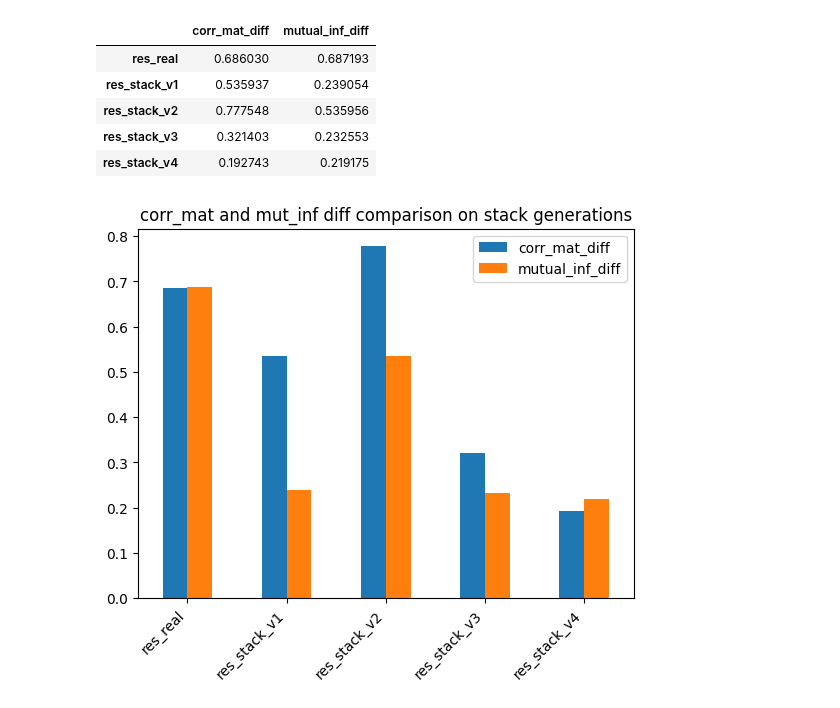
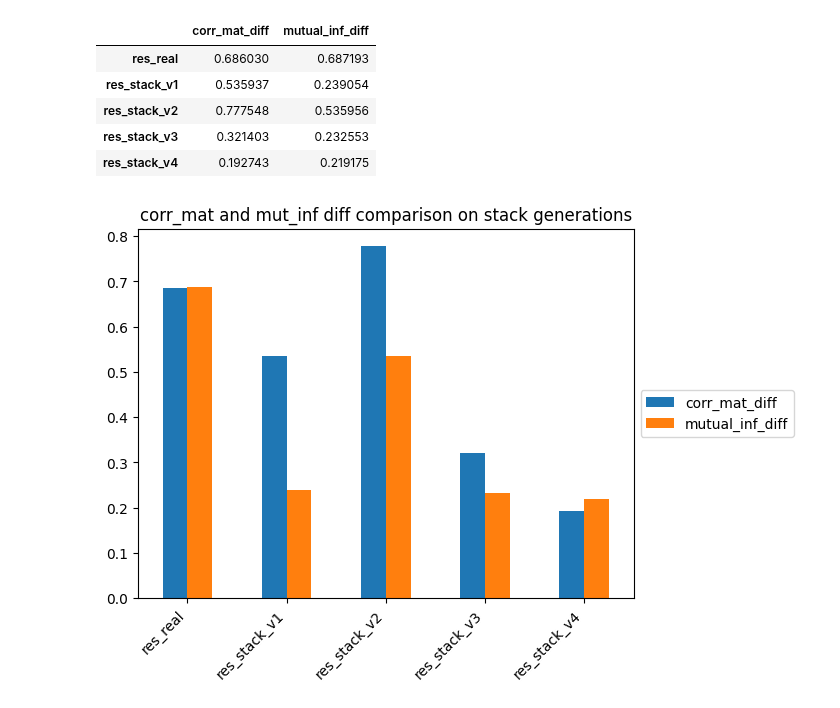
Before and after one commit to LucasBrynk/synthe_size_me, a Jupyter notebook: penguins_syn/penguins_ctgan_syn.ipynb, the cells around one changed output. Saved outputs shown, nothing was run; the diff lists cells and outputs as text; code cells hidden in the pictures.

```diff
--- a/penguins_syn/penguins_ctgan_syn.ipynb
+++ b/penguins_syn/penguins_ctgan_syn.ipynb
@@ -681,10 +683,11 @@ matrix_diff_plot
 # %%
 matrix_diff_plot.plot.bar()
 plt.title("corr_mat and mut_inf diff comparison on stack generations")
 plt.xticks(rotation=45, ha="right")
+plt.legend(loc='center left', bbox_to_anchor=(1.0, 0.5))
 plt.show()
 # %% [output]
-[figure, old version]
+[figure, new version]
 # %%
 total_eval = pd.DataFrame(columns=["avg_dwm_diff",
                                    "pca_eigval_diff",
```
Also changed, not shown: parts of 14 cells of this notebook.
